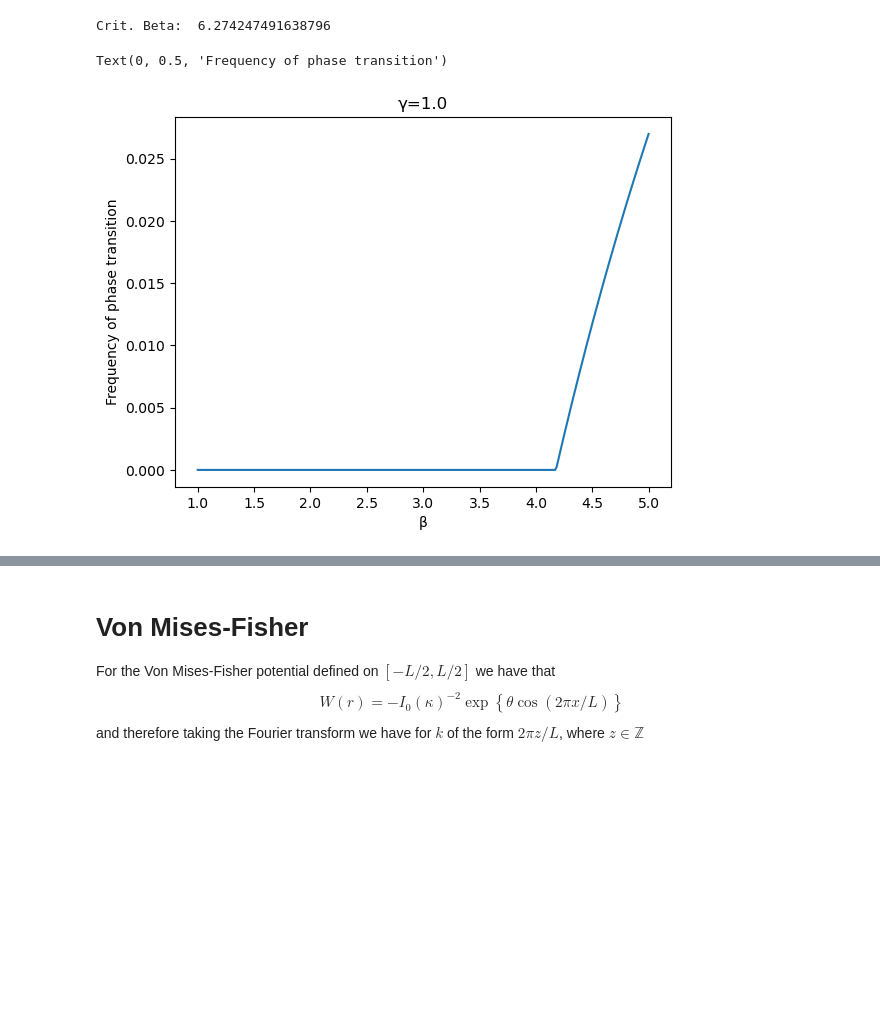
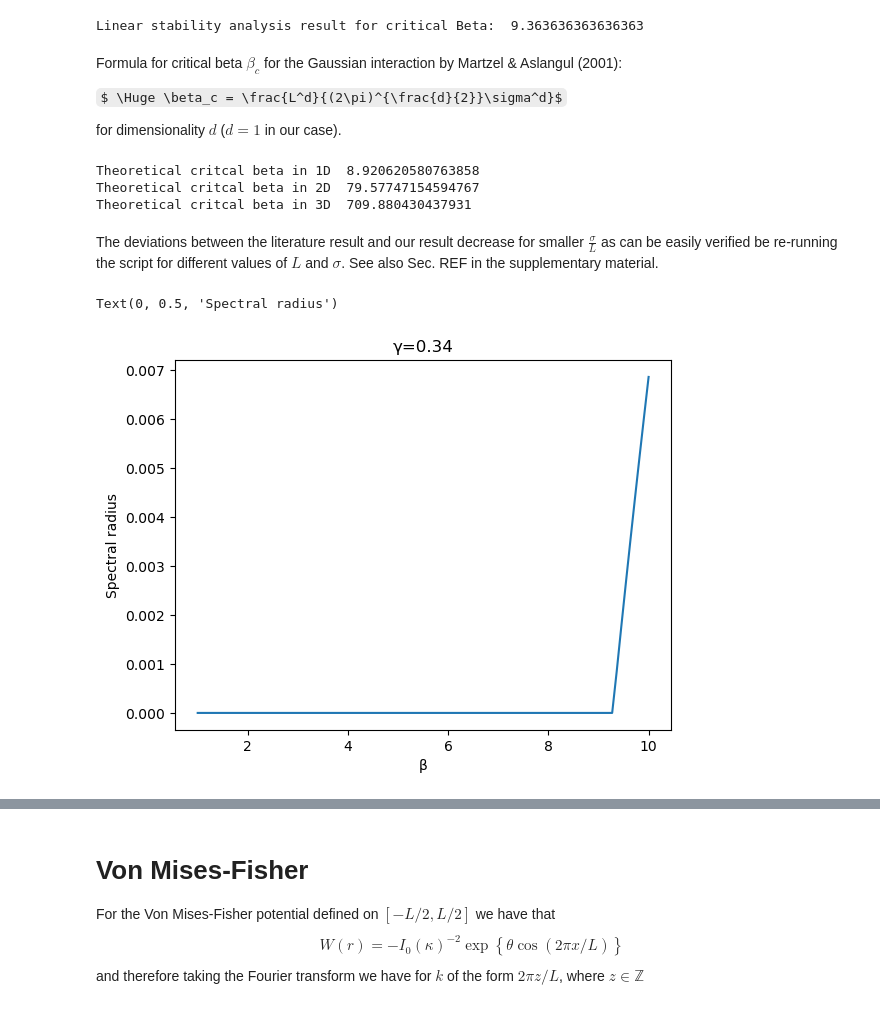
Before and after one commit to SchroedingersLion/Cluster-Formation-in-Diffusive-Systems, a Jupyter notebook: Spectral 3D Plots.ipynb, the cells around one changed output, grey strips where cells are left out. Drawn from its saved outputs; the diff is of its cells as text; code cells hidden in the pictures; some formulas as TeX source; blank space fills up the shorter version.

```diff
--- a/Spectral 3D Plots.ipynb
+++ b/Spectral 3D Plots.ipynb
@@ -103,4 +119,15 @@ Theoretical critcal beta in 3D  179.58712212516653
 # %%
-# For all temperatures and frictions, obtain largest eigenvalues.
-β_list,γ_list,spectral_radius = function()
+# Compute spectral radius for given list of beta and gamma.
+
+N_beta = 100
+beta_list = np.linspace(1, 10, N_beta)
+
+N_gamma = 10
+gamma_list = np.linspace(0.01, 1, N_gamma)
+
+dim = 50    # Pick large enough such that results converge.
+
+k_max = 50  # Pick large enough such that results converge.
+
+spectral_radius = compute_spectral(beta_list, gamma_list, dim, k_max)
 # %% [output]
@@ -124,20 +151,41 @@ beta:  299
 # %%
-# Print the first beta at which eigenvalues become positive (should align with theoretical prediction above):
+# Print the first beta at which eigenvalues become positive.
 
-gamma_idx = 0 # which gamma to consider (T_crit should be independent of it anyway)
-beta_c = β_list[ np.argmax(spectral_radius[:,gamma_idx]>0) ]
-print("Crit. Beta: ", beta_c )
+gamma_idx = 3 # Which gamma (columns) to consider (beta_c should be independent of it anyway).
+
+beta_c = beta_list[ np.argmax( spectral_radius[:, gamma_idx]>0 ) ]
+
+print("Linear stability analysis result for critical Beta: ", beta_c )
 # %% [output]
-Crit. Beta:  6.274247491638796
+Linear stability analysis result for critical Beta:  9.363636363636363
+# %% [markdown]
+
+
+Formula for critical beta $\beta_c$ for the Gaussian interaction by Martzel & Aslangul (2001):
+
+$ \Huge \beta_c = \frac{L^d}{(2\pi)^{\frac{d}{2}}\sigma^d}$
+
+for dimensionality $d$ ($d=1$ in our case).
+# %%
+# Print critical beta given by literature (Martzel & Aslangul, 2001).
+
+print('Theoretical critcal beta in 1D ', L/(σ*np.sqrt(2*np.pi)))
+print('Theoretical critcal beta in 2D ', L**2/(σ**2*2*np.pi))
+print('Theoretical critcal beta in 3D ', L**3/(σ**3*(2*np.pi)**(3/2)))
+# %% [output]
+Theoretical critcal beta in 1D  8.920620580763858
+Theoretical critcal beta in 2D  79.57747154594767
+Theoretical critcal beta in 3D  709.880430437931
+# %% [markdown]
+The deviations between the literature result and our result decrease for smaller $\frac{\sigma}{L}$ as can be easily verified be re-running the script for different values of $L$ and $\sigma$. See also Sec. REF in the supplementary material.
 # %%
-# plot the eigenvalue against beta
+# Plot spectral radius against beta at fixed gamma.
 
-plt.plot(β_list,spectral_radius[:,gamma_idx])
-#plt.xscale('log')
-#plt.yscale('log')
+plt.plot(beta_list, spectral_radius[:,gamma_idx])
+
 plt.title('γ='+str(γ_list[gamma_idx]))
 plt.xlabel('β')
-plt.ylabel('Frequency of phase transition')
+plt.ylabel('Spectral radius')
 # %% [output]
-Text(0, 0.5, 'Frequency of phase transition')
+Text(0, 0.5, 'Spectral radius')
-[figure, old version]
+[figure, new version]
```
Also changed, not shown: parts of 14 cells of this notebook.
